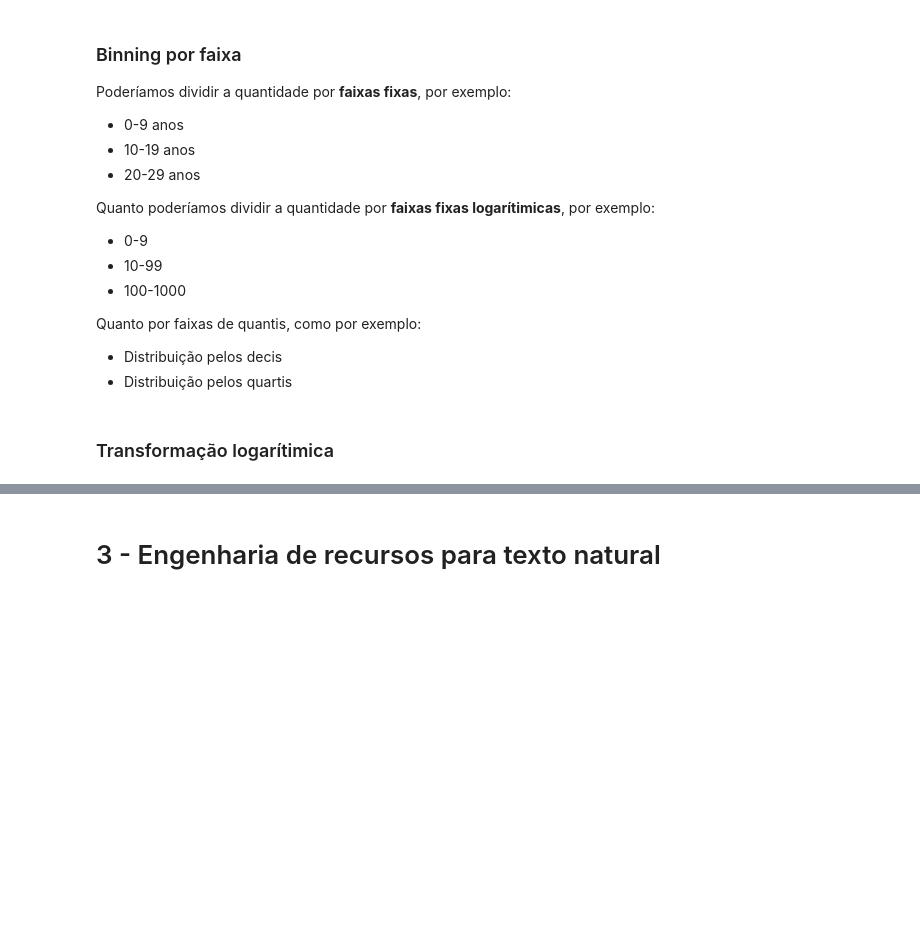
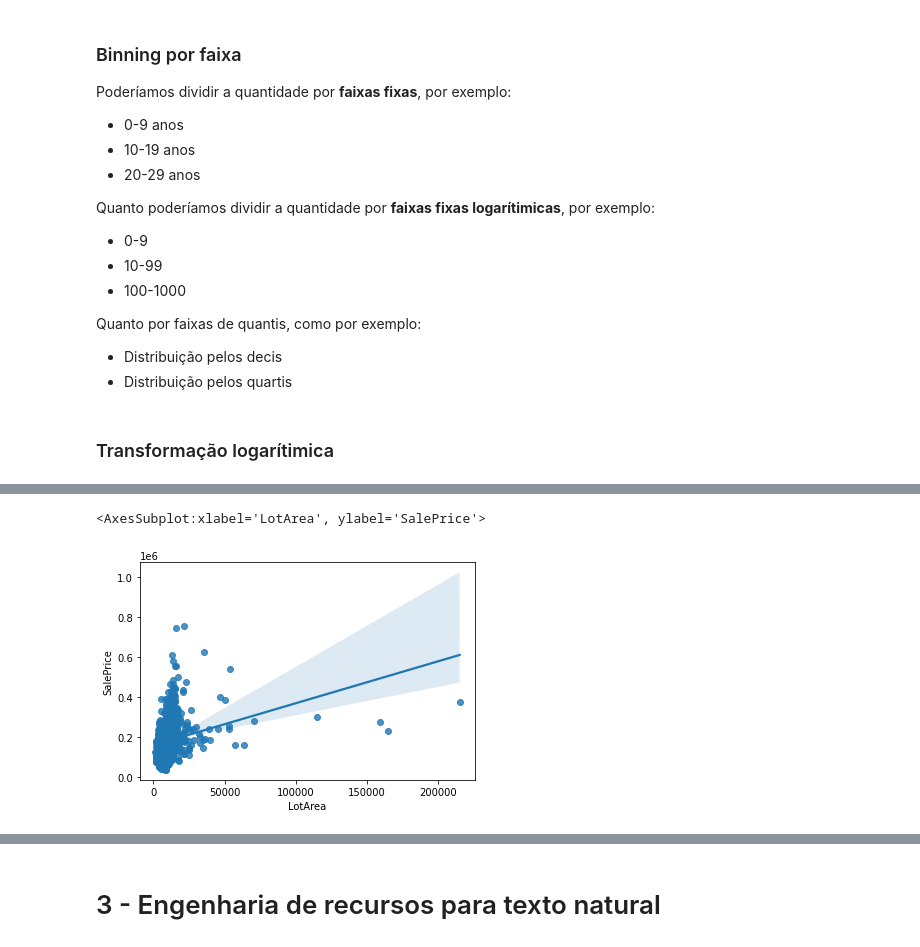
Before and after one commit to FranciscoFoz/machine-learning-training, a Jupyter notebook: Feature_Engineering.ipynb, the cells around one changed output, grey strips where cells are left out. Drawn from its saved outputs; the diff is of its cells as text; code cells hidden in the pictures; blank space fills up the shorter version.

```diff
--- a/Feature_Engineering.ipynb
+++ b/Feature_Engineering.ipynb
@@ -138,0 +201,5 @@ Quanto por faixas de quantis, como por exemplo:
+# %%
+sns.regplot(data=df_houses,x='LotArea',y='SalePrice')
+# %% [output]
+<AxesSubplot:xlabel='LotArea', ylabel='SalePrice'>
+[figure, added]
```
Also changed, not shown: parts of 8 cells of this notebook.
